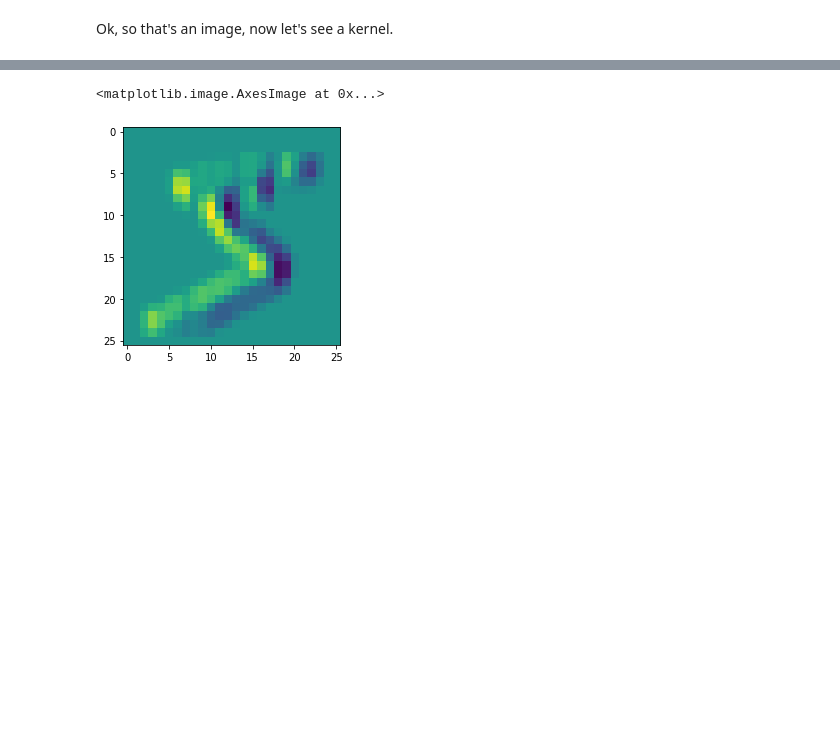
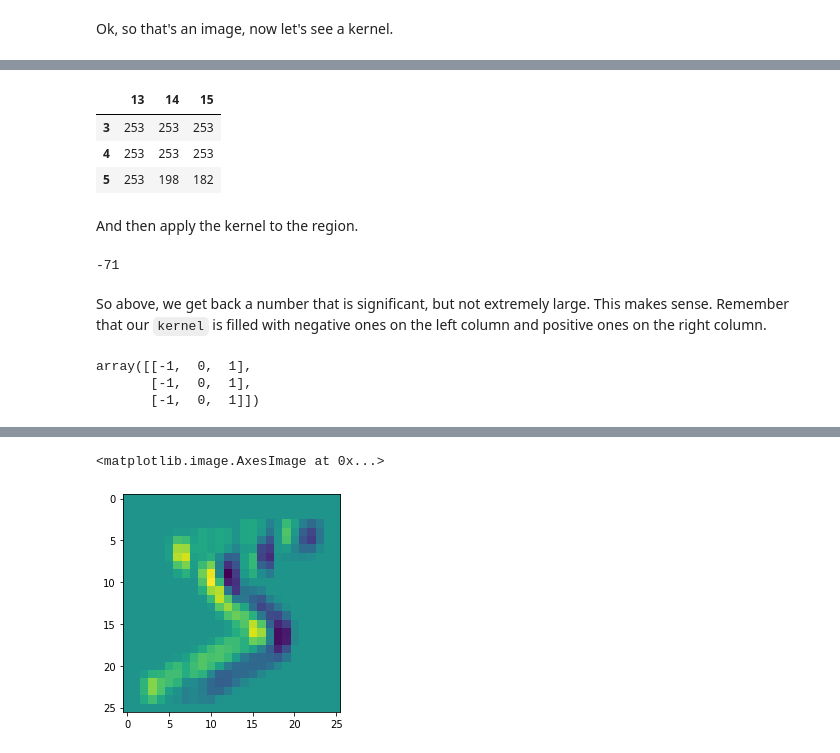
Before and after one commit to jigsawlabs-student/pytorch-cnn, a Jupyter notebook: 3-kernels.ipynb, the cells around one changed output, grey strips where cells are left out. Saved outputs shown, nothing was run; the diff lists cells and outputs as text; code cells hidden in the pictures; blank space fills up the shorter version.

```diff
--- a/3-kernels.ipynb
+++ b/3-kernels.ipynb
@@ -80,0 +91,23 @@ Now to apply a kernel to a region, we perform entrywise multiplication, and then
+# %%
+dark_region = df.iloc[3:6, 13:16]
+dark_region.style.background_gradient('Greys')
+# %% [output]
+|  | 13 | 14 | 15 |
+| 3 | 253 | 253 | 253 |
+| 4 | 253 | 253 | 253 |
+| 5 | 253 | 198 | 182 |
+# %% [markdown]
+And then apply the kernel to the region.
+# %%
+mult = kernel*dark_region
+mult.to_numpy().sum()
+# %% [output]
+-71
+# %% [markdown]
+So above, we get back a number that is significant, but not extremely large.  This makes sense.  Remember  that our `kernel` is filled with negative ones on the left column and positive ones on the right column.
+# %%
+kernel
+# %% [output]
+array([[-1,  0,  1],
+       [-1,  0,  1],
+       [-1,  0,  1]])
```
Also changed, not shown: parts of 40 cells of this notebook, 8 other files.
